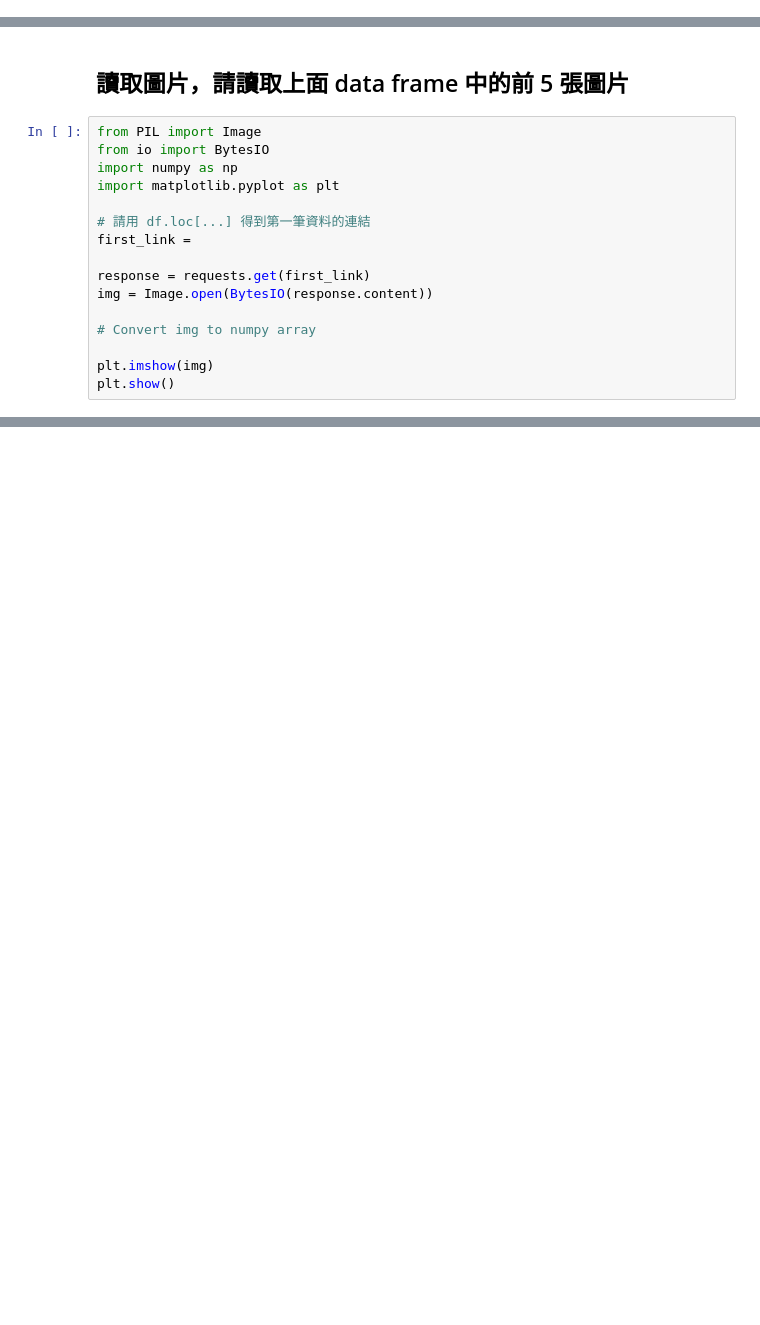
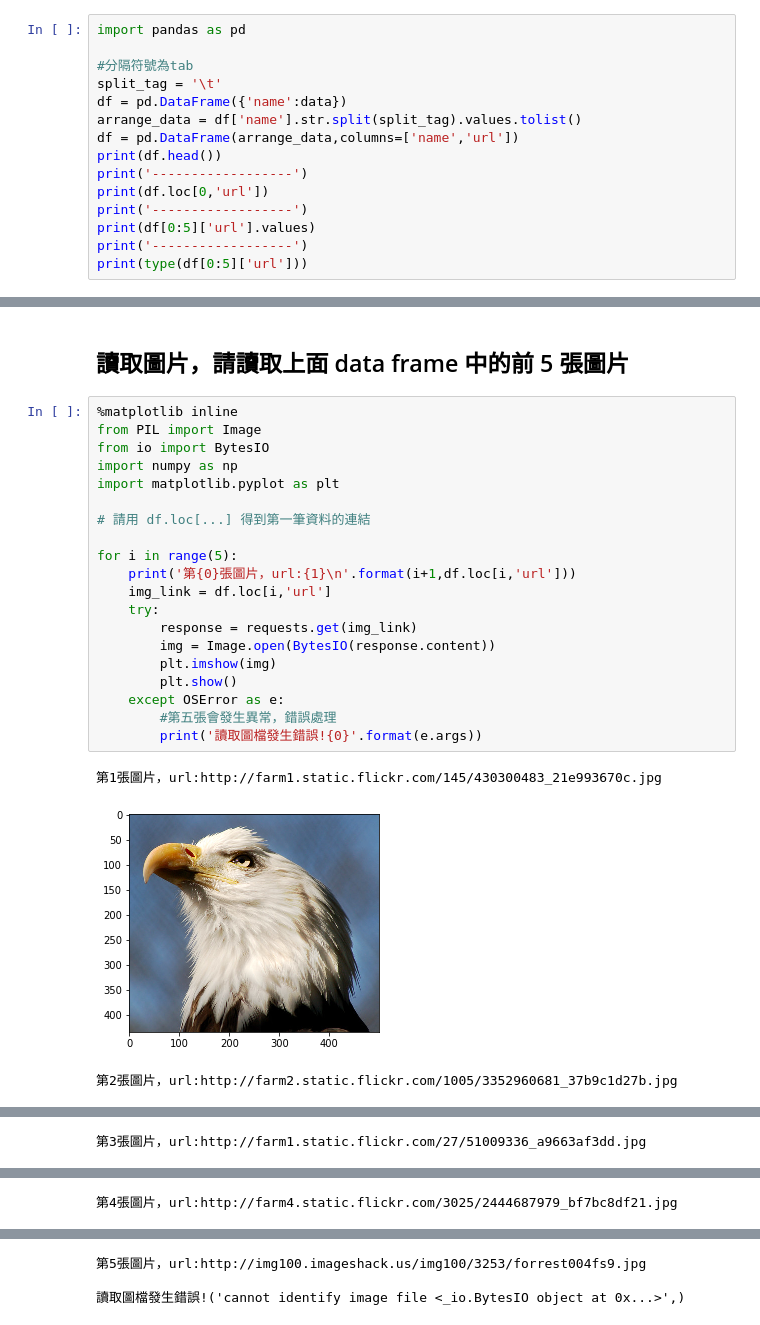
Before and after one commit to DunkLiao/4th-ML100Days, a Jupyter notebook: homework/Day_005_HW.ipynb, the cells around one changed output, grey strips where cells are left out. Drawn from its saved outputs; the diff is of its cells as text; blank space fills up the shorter version.

```diff
--- a/homework/Day_005_HW.ipynb
+++ b/homework/Day_005_HW.ipynb
@@ -111,0 +105,15 @@ arrange_data.add{'name'}
+# %%
+import pandas as pd
+
+#分隔符號為tab
+split_tag = '\t'
+df = pd.DataFrame({'name':data})
+arrange_data = df['name'].str.split(split_tag).values.tolist()
+df = pd.DataFrame(arrange_data,columns=['name','url'])
+print(df.head())
+print('------------------')
+print(df.loc[0,'url'])
+print('------------------')
+print(df[0:5]['url'].values)
+print('------------------')
+print(type(df[0:5]['url']))
@@ -112,18 +137,26 @@ arrange_data.add{'name'}
 # %% [markdown]
 ## 讀取圖片，請讀取上面 data frame 中的前 5 張圖片
 # %%
+%matplotlib inline
 from PIL import Image
 from io import BytesIO
 import numpy as np
 import matplotlib.pyplot as plt
 
 # 請用 df.loc[...] 得到第一筆資料的連結
-first_link =
 
-response = requests.get(first_link)
-img = Image.open(BytesIO(response.content))
-
-# Convert img to numpy array
-
-plt.imshow(img)
-plt.show()
+for i in range(5):
+    print('第{0}張圖片，url:{1}\n'.format(i+1,df.loc[i,'url']))
+    img_link = df.loc[i,'url']
+    try:
+        response = requests.get(img_link)
+        img = Image.open(BytesIO(response.content))
+        plt.imshow(img)
+        plt.show()
+    except OSError as e:
+        #第五張會發生異常，錯誤處理
+        print('讀取圖檔發生錯誤!{0}'.format(e.args))
+# %% [output]
+第1張圖片，url:http://farm1.static.flickr.com/145/430300483_21e993670c.jpg
+[figure, added]
+第2張圖片，url:http://farm2.static.flickr.com/1005/3352960681_37b9c1d27b.jpg
@@ -129,0 +164 @@ plt.show()
+第3張圖片，url:http://farm1.static.flickr.com/27/51009336_a9663af3dd.jpg
@@ -129,0 +166 @@ plt.show()
+第4張圖片，url:http://farm4.static.flickr.com/3025/2444687979_bf7bc8df21.jpg
@@ -130,3 +168,6 @@ plt.show()
+第5張圖片，url:http://img100.imageshack.us/img100/3253/forrest004fs9.jpg
+
+讀取圖檔發生錯誤!('cannot identify image file <_io.BytesIO object at 0x...>',)
 # %%
 def img2arr_fromURLs(url_list, resize = False):
     """
```
Also changed, not shown: parts of 5 cells of this notebook.
